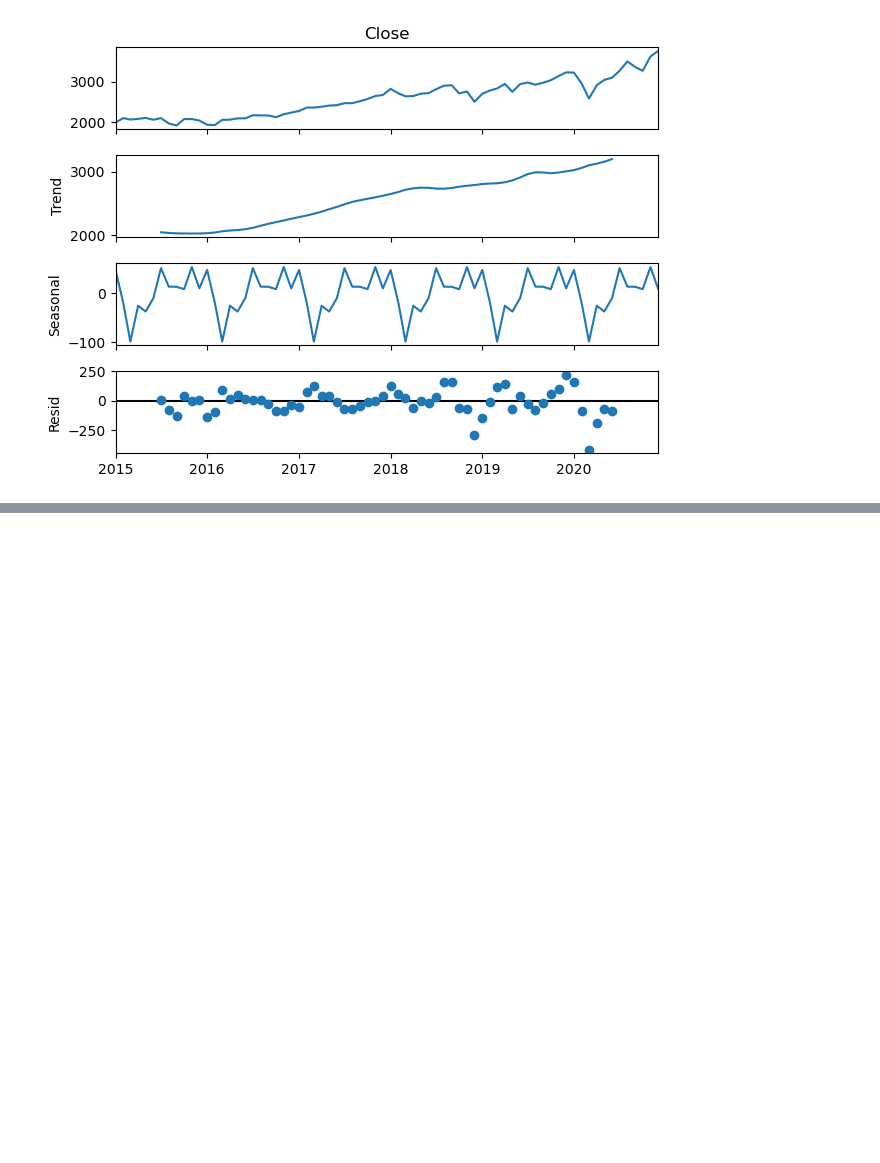
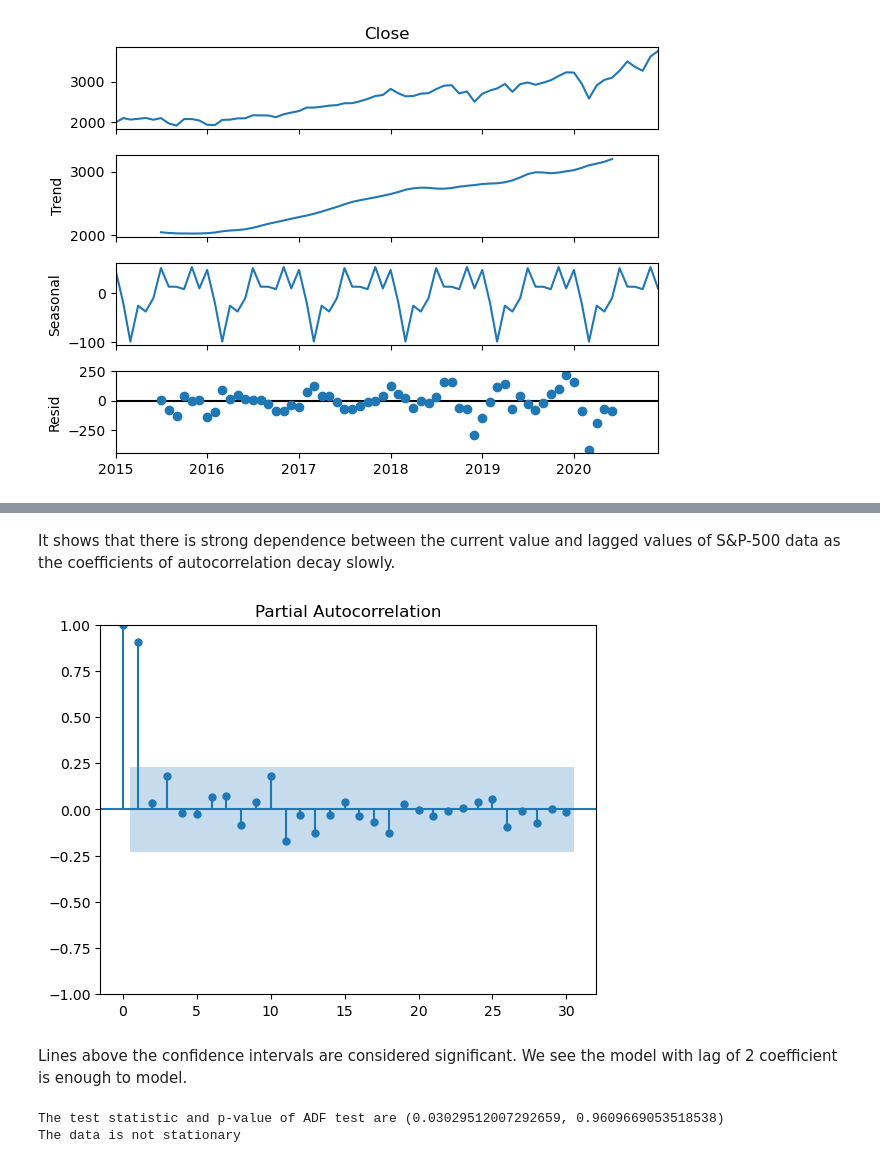
Before and after one commit to ansingh16/risk-management, a Jupyter notebook: ML_modeling.ipynb, the cells around one changed output, grey strips where cells are left out. Drawn from its saved outputs; the diff is of its cells as text; code cells hidden in the pictures; blank space fills up the shorter version.

Commit message:
added stationarity analysis

```diff
--- a/ML_modeling.ipynb
+++ b/ML_modeling.ipynb
@@ -48,0 +65,22 @@ The trend can be understood using the Correlation function and auto-correlation
+# %% [markdown]
+It shows that  there is strong dependence between the current value and lagged values of
+S&P-500 data as the coefficients of autocorrelation decay slowly.
+# %%
+sm.graphics.tsa.plot_pacf(snp_index, lags=30)
+plt.show()
+# %% [output]
+[figure, added]
+# %% [markdown]
+Lines above the confidence intervals are considered significant. We see the model with lag of 2 coefficient is enough to model.
+# %%
+from statsmodels.tsa.stattools import adfuller
+# Testing stationarity
+stat_test = adfuller(snp_index)[0:2]
+print(f"The test statistic and p-value of ADF test are {stat_test}")
+if stat_test[1] < 0.05:
+    print("The data is stationary")
+else:
+    print("The data is not stationary")
+# %% [output]
+The test statistic and p-value of ADF test are (0.03029512007292659, 0.9609669053518538)
+The data is not stationary
```
Also changed, not shown: parts of 9 cells of this notebook.
